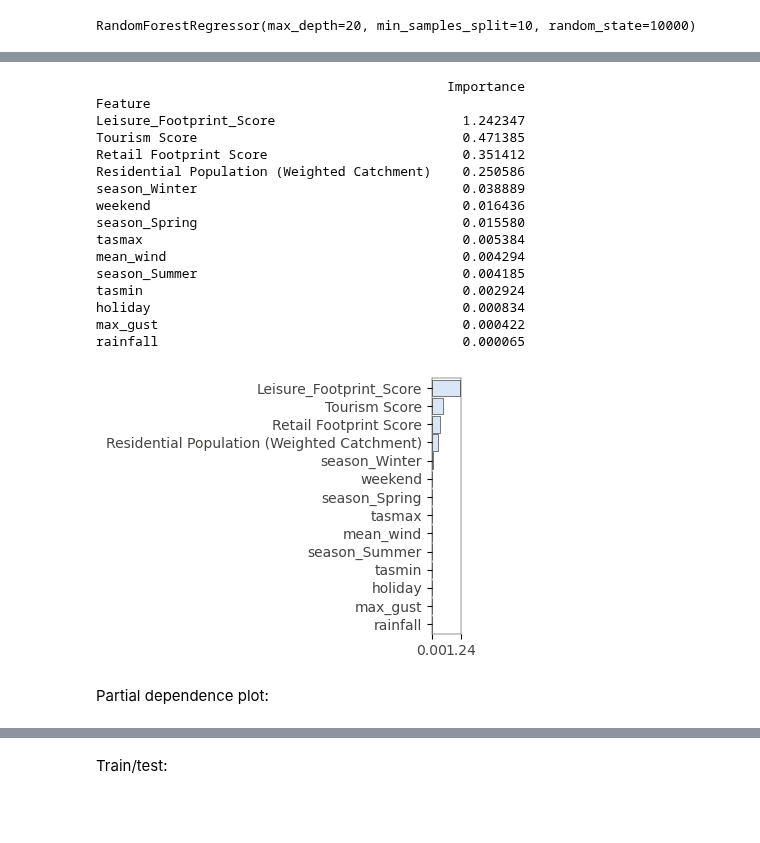
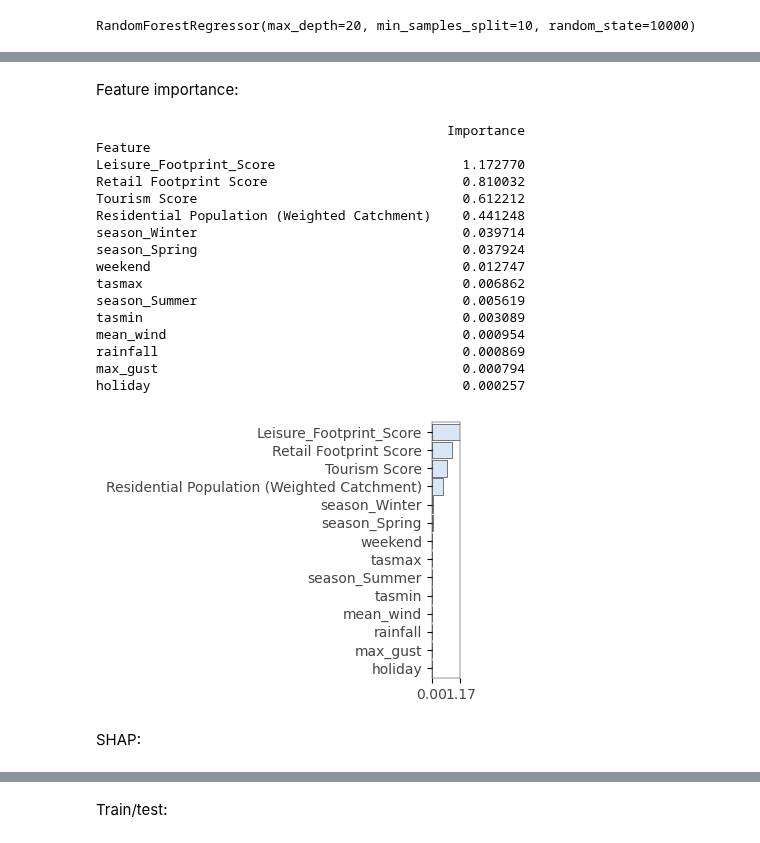
Before and after one commit to stefankrysa/MScDissertation, a Jupyter notebook: modelling.ipynb, the cells around one changed output, grey strips where cells are left out. Cells and saved outputs as stored; diff of their text form; code cells hidden in the pictures; blank space fills up the shorter version.

Commit message:
SHAP-ing

```diff
--- a/modelling.ipynb
+++ b/modelling.ipynb
@@ -497,4 +548,0 @@ Model random forest:
-# %%
-# not calibrated
-rf_final = RandomForestRegressor(random_state=randomState_dt)
-rf_final.fit(train_x, train_y)
@@ -513,8 +549,8 @@ R² on the testing data:
 # %%
-rf_final = RandomForestRegressor(max_depth=clf.best_params_['max_depth'],
+rf_general_weather = RandomForestRegressor(max_depth=clf.best_params_['max_depth'],
                                  min_samples_split=clf.best_params_['min_samples_split'],
                                  random_state=randomState_dt)
-rf_final.fit(train_x, train_y)
+rf_general_weather.fit(train_x, train_y)
 # %% [output]
 RandomForestRegressor(max_depth=20, min_samples_split=10, random_state=10000)
 # %%
@@ -540,25 +626,25 @@ RMSE on the testing data:
+# %% [markdown]
+Feature importance:
 # %%
-imp = rfpimp.importances(rf_final, test_x, test_y)
+imp = rfpimp.importances(rf_general_weather, test_x, test_y)
 print(imp)
 viz = rfpimp.plot_importances(imp)
 viz.view()
 # %% [output]
                                              Importance
 Feature
-Leisure_Footprint_Score                        1.242347
-Tourism Score                                  0.471385
-Retail Footprint Score                         0.351412
-Residential Population (Weighted Catchment)    0.250586
-season_Winter                                  0.038889
-weekend                                        0.016436
-season_Spring                                  0.015580
-tasmax                                         0.005384
-mean_wind                                      0.004294
-season_Summer                                  0.004185
-tasmin                                         0.002924
-holiday                                        0.000834
-max_gust                                       0.000422
-rainfall                                       0.000065
+Leisure_Footprint_Score                        1.172770
+Retail Footprint Score                         0.810032
+Tourism Score                                  0.612212
+Residential Population (Weighted Catchment)    0.441248
+season_Winter                                  0.039714
+season_Spring                                  0.037924
+weekend                                        0.012747
+tasmax                                         0.006862
+season_Summer                                  0.005619
+tasmin                                         0.003089
+mean_wind                                      0.000954
+rainfall                                       0.000869
+max_gust                                       0.000794
+holiday                                        0.000257
-[figure, old version]
+[figure, new version]
-# %% [markdown]
-Partial dependence plot:
@@ -588,0 +651,2 @@ plt.show()
+# %% [markdown]
+SHAP:
```
Also changed, not shown: parts of 82 cells of this notebook.
